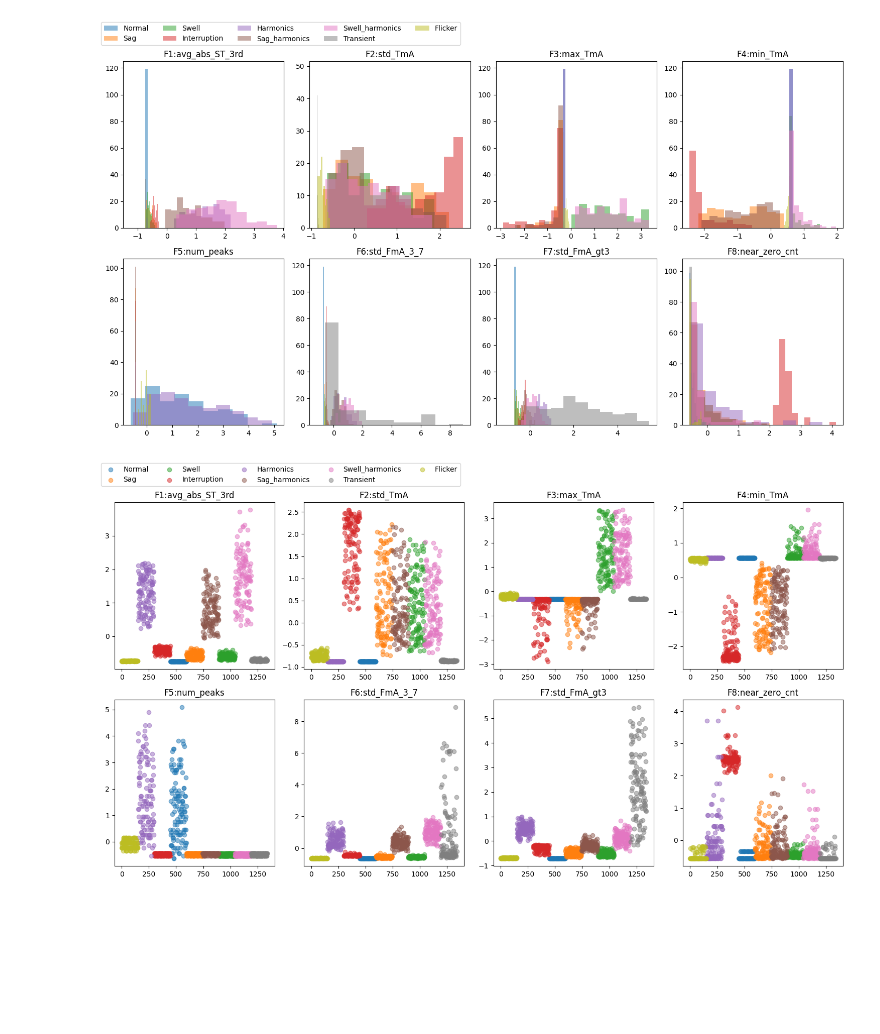
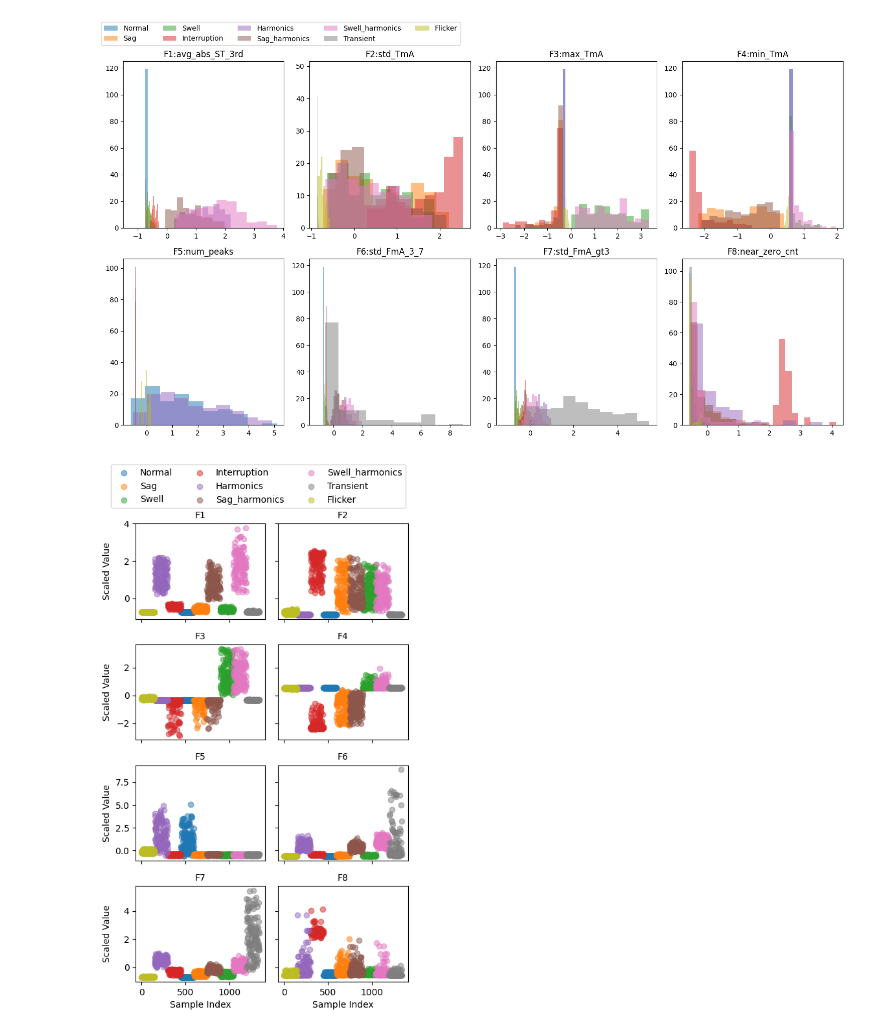
Before and after one commit to Kibestar/EE4C12---Machine-Learning-Project, a Jupyter notebook: Code/01 Task/paul/PAUL_all_feature_visualization.ipynb, the cells around one changed output. Cells and saved outputs as stored; diff of their text form; code cells hidden in the pictures; blank space fills up the shorter version.

Commit message:
plots und tables report

```diff
--- a/Code/01 Task/paul/PAUL_all_feature_visualization.ipynb
+++ b/Code/01 Task/paul/PAUL_all_feature_visualization.ipynb
@@ -45,20 +45,32 @@ fig.tight_layout()
 [figure]
 # %%
 # 8 subplots (one for each feature): Each subplot will shows the value of the feature for each label
-fig, axes = plt.subplots(2, 4, figsize=(15, 8))
+fig, axes = plt.subplots(4, 2, figsize=(5, 8), sharex='col', sharey='row', constrained_layout=True)
 axes = axes.flatten()
 
 for i, feature in enumerate(X_train_scaled.columns):
     for PQD, PQD_index in PQD_INDICES.items():
         axes[i].scatter(X_train_scaled[y_train == PQD_index].index, X_train_scaled[y_train == PQD_index][feature], alpha=0.5, label=PQD)
-    axes[i].set_title(feature)
+    axes[i].set_title(feature[:2], fontsize=10)
 
+# x labels
+axes[6].set_xlabel('Sample Index', fontsize=10)
+axes[7].set_xlabel('Sample Index', fontsize=10)
+
+# y labels
+axes[0].set_ylabel('Scaled Value', fontsize=10)
+axes[2].set_ylabel('Scaled Value', fontsize=10)
+axes[4].set_ylabel('Scaled Value', fontsize=10)
+axes[6].set_ylabel('Scaled Value', fontsize=10)
+# align y labels
+fig.align_ylabels(axes)
 # one legend outside the subplots on the bottom
 handles, labels = axes[0].get_legend_handles_labels()
-fig.legend(handles, labels, loc='outside upper left', ncol=5, bbox_to_anchor=(0, 1.06))
+fig.legend(handles, labels, loc='outside upper left', ncol=3, bbox_to_anchor=(0.04, 1.08))
 fig.tight_layout()
+fig.savefig('feature_distribution.pdf', bbox_inches="tight")
 # %% [output]
-[figure, old version]
+[figure, new version]
 # %%
 # # Now the same with all noise levels
 # from import_folder import import_all_noiselevel_data
```
Also changed, not shown: parts of 4 cells of this notebook, 3 other files.
